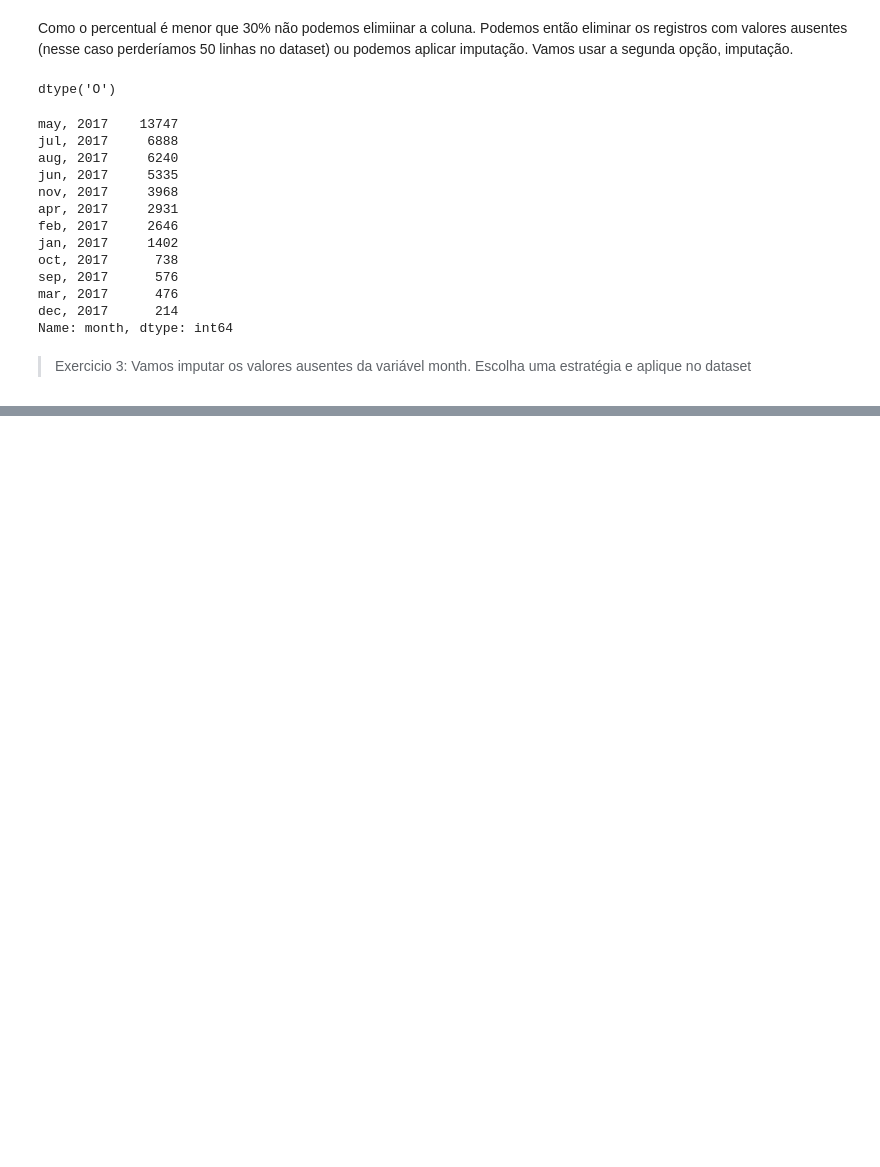
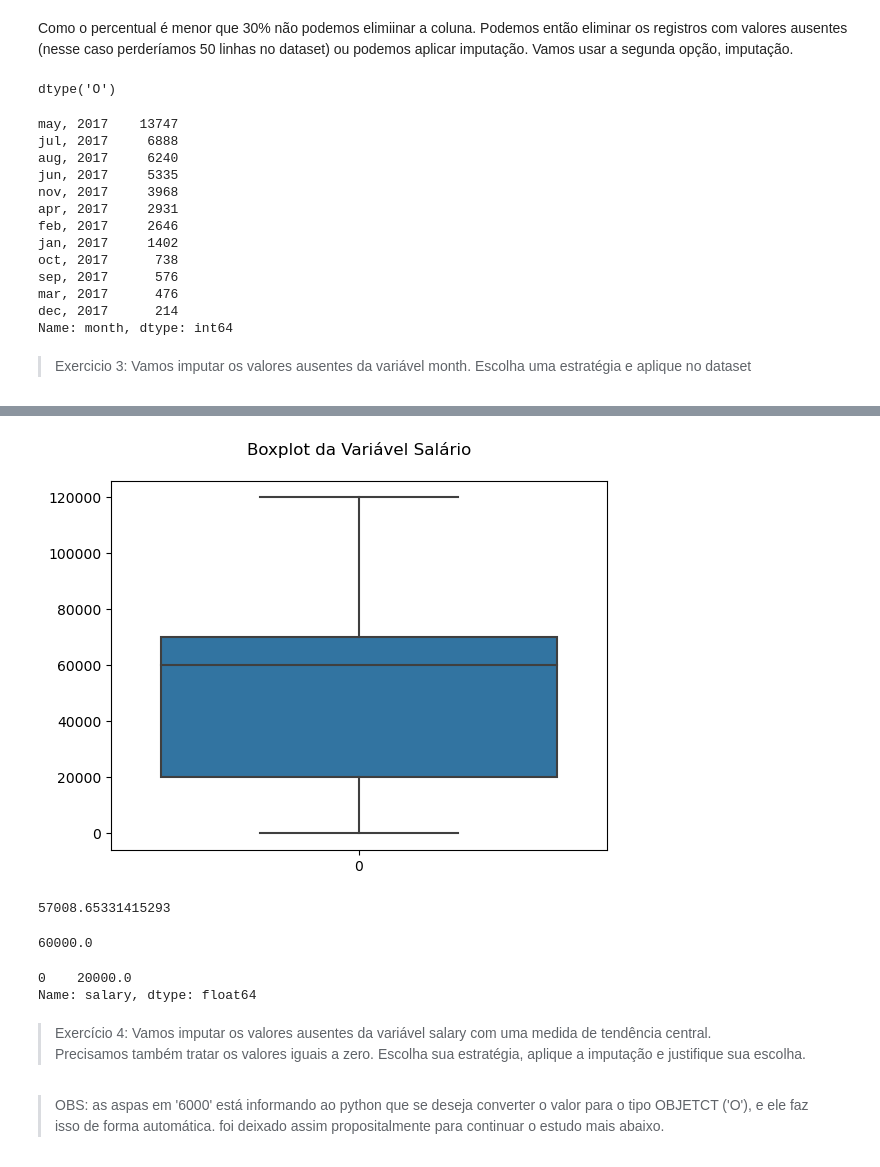
Before and after one commit to durvallins/Analise_de_Dados, a Jupyter notebook: Projeto 4/05 - Tratamento de Valores Ausentes - ESTUDANDO/P4_Solucao.ipynb, the cells around one changed output, grey strips where cells are left out. Saved outputs shown, nothing was run; the diff lists cells and outputs as text; code cells hidden in the pictures; blank space fills up the shorter version.

Commit message:
Últimas atualizações no estudo do Projeto 4

```diff
--- a/Projeto 4/05 - Tratamento de Valores Ausentes - ESTUDANDO/P4_Solucao.ipynb
+++ b/Projeto 4/05 - Tratamento de Valores Ausentes - ESTUDANDO/P4_Solucao.ipynb
@@ -342,0 +396,25 @@ Name: month, dtype: int64
+# %%
+# Boxplot
+sns.boxplot(dataset.salary)
+plt.title("Boxplot da Variável Salário\n")
+plt.show()
+# %% [output]
+[figure, added]
+# %%
+# Vamos verificar qual é a média
+dataset.salary.mean()
+# %% [output]
+57008.65331415293
+# %%
+# Verificando a mediana
+dataset.salary.median()
+# %% [output]
+60000.0
+# %%
+# Moda
+dataset.salary.mode()
+# %% [output]
+0    20000.0
+Name: salary, dtype: float64
+# %% [markdown]
+> Exercício 4: Vamos imputar os valores ausentes da variável salary com uma medida de tendência central.<br> Precisamos também tratar os valores iguais a zero. Escolha sua estratégia, aplique a imputação e justifique sua escolha.
@@ -342,0 +425,2 @@ Name: month, dtype: int64
+# %% [markdown]
+> OBS: as aspas em '6000' está informando ao python que se deseja converter o valor para o tipo OBJETCT ('O'), e ele faz isso de forma automática. foi deixado assim propositalmente para continuar o estudo mais abaixo.
```
Also changed, not shown: parts of 59 cells of this notebook.
